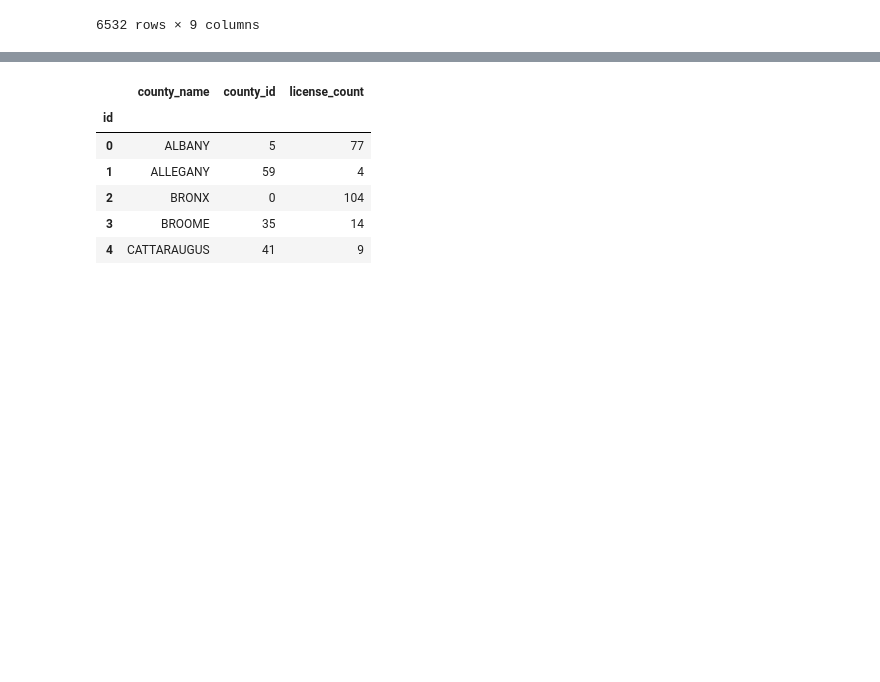
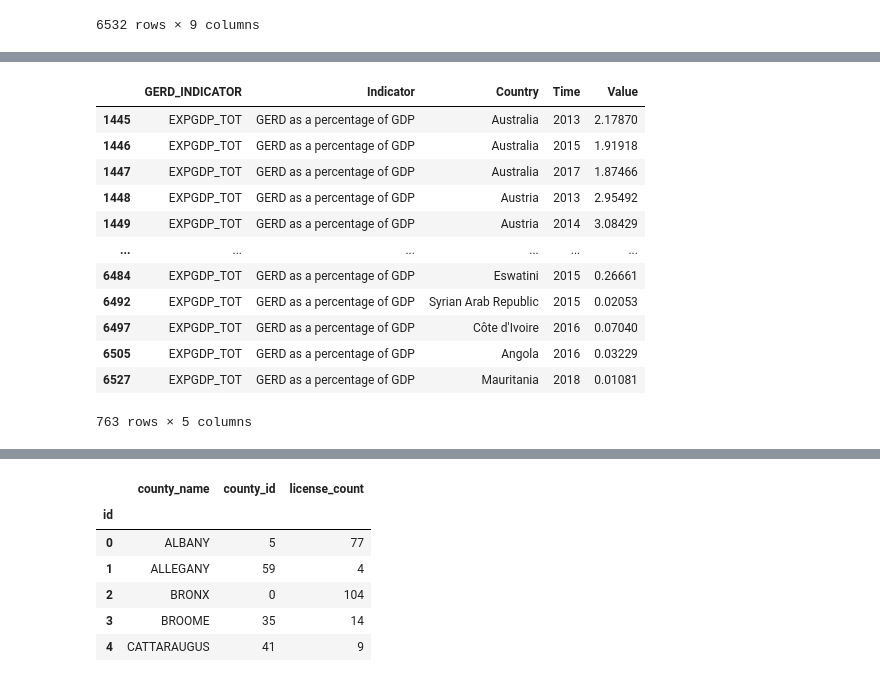
Before and after one commit to mchrzanowski27/Project2, a Jupyter notebook: Project2-Group3.ipynb, the cells around one changed output, grey strips where cells are left out. Cells and saved outputs as stored; diff of their text form; code cells hidden in the pictures; blank space fills up the shorter version.

```diff
--- a/Project2-Group3.ipynb
+++ b/Project2-Group3.ipynb
@@ -85,0 +110,17 @@ premise_transformed.head()
+# %%
+GERD_trim_df=GERD_df.loc[GERD_df['GERD_INDICATOR']== 'EXPGDP_TOT']
+GERD_trim_df
+# %% [output]
+|  | GERD_INDICATOR | Indicator | Country | Time | Value |
+| 1445 | EXPGDP_TOT | GERD as a percentage of GDP | Australia | 2013 | 2.17870 |
+| 1446 | EXPGDP_TOT | GERD as a percentage of GDP | Australia | 2015 | 1.91918 |
+| 1447 | EXPGDP_TOT | GERD as a percentage of GDP | Australia | 2017 | 1.87466 |
+| 1448 | EXPGDP_TOT | GERD as a percentage of GDP | Austria | 2013 | 2.95492 |
+| 1449 | EXPGDP_TOT | GERD as a percentage of GDP | Austria | 2014 | 3.08429 |
+| ... | ... | ... | ... | ... | ... |
+| 6484 | EXPGDP_TOT | GERD as a percentage of GDP | Eswatini | 2015 | 0.26661 |
+| 6492 | EXPGDP_TOT | GERD as a percentage of GDP | Syrian Arab Republic | 2015 | 0.02053 |
+| 6497 | EXPGDP_TOT | GERD as a percentage of GDP | Côte d'Ivoire | 2016 | 0.07040 |
+| 6505 | EXPGDP_TOT | GERD as a percentage of GDP | Angola | 2016 | 0.03229 |
+| 6527 | EXPGDP_TOT | GERD as a percentage of GDP | Mauritania | 2018 | 0.01081 |
+763 rows × 5 columns
```
Also changed, not shown: parts of 10 cells of this notebook.
